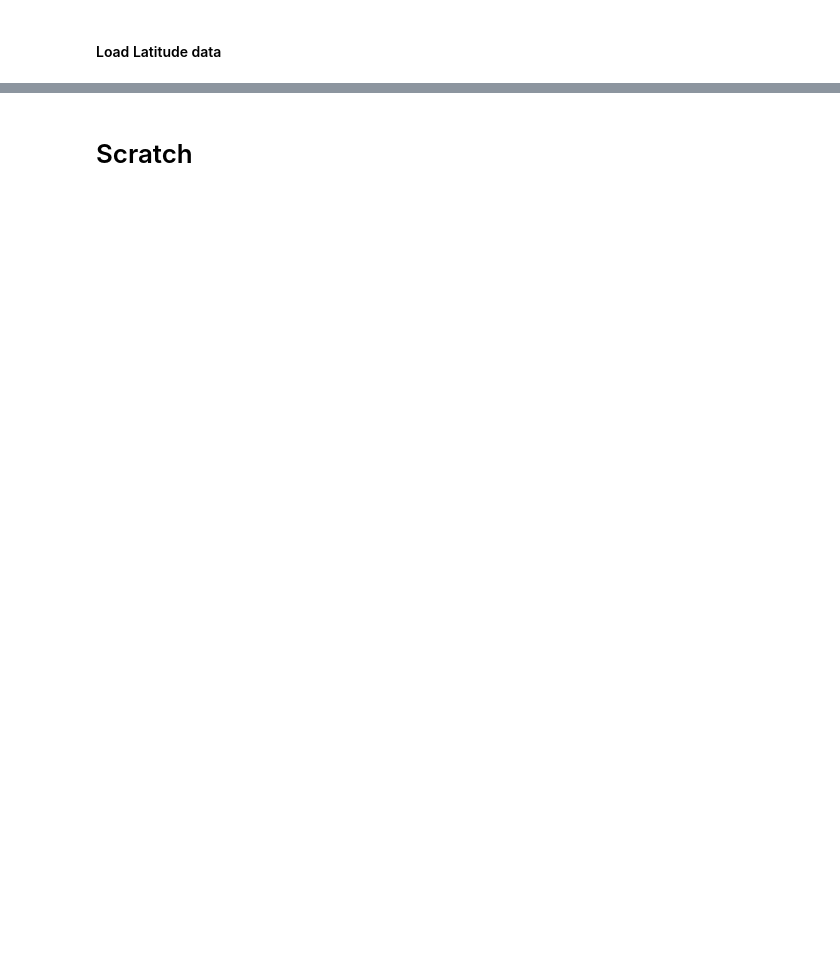
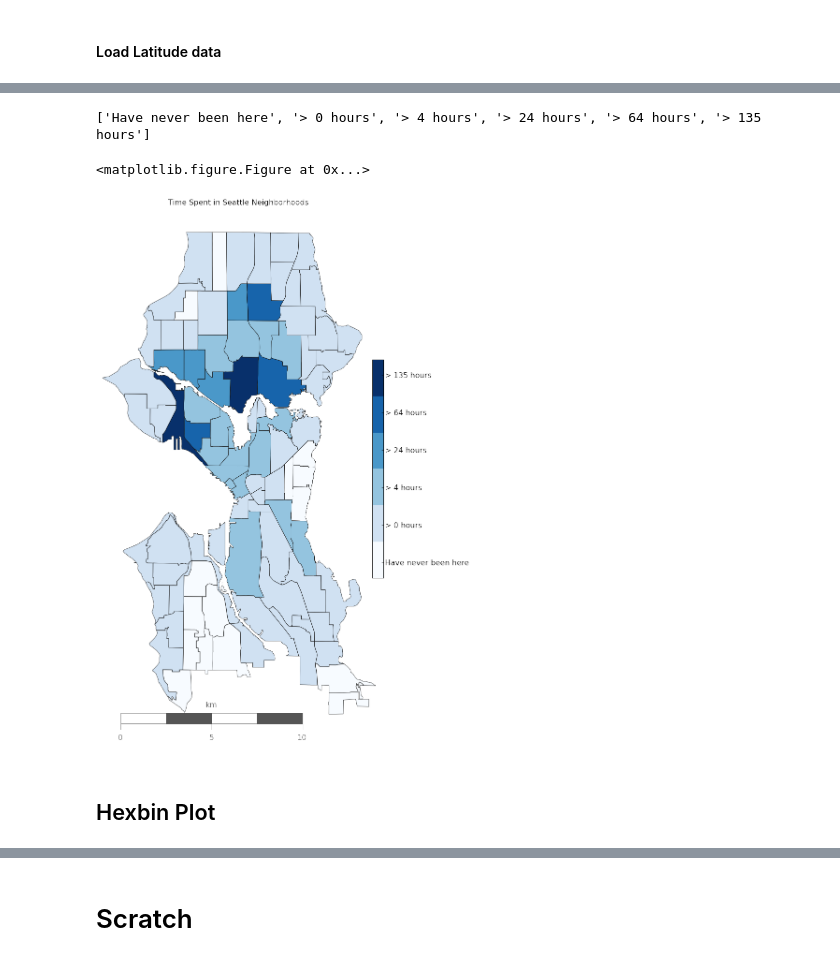
Before and after one commit to tyleha/personal, a Jupyter notebook: latitude.ipynb, the cells around one changed output, grey strips where cells are left out. Drawn from its saved outputs; the diff is of its cells as text; code cells hidden in the pictures; blank space fills up the shorter version.

Commit message:
working chloropleth. also. git is being obnoxious.

```diff
--- a/latitude.ipynb
+++ b/latitude.ipynb
@@ -164,0 +173,3 @@ ldn_points = filter(wards_polygon.contains, plaque_points)
+# %%
+df_map['hood_perc'] = df_map.hood_count/df_map.hood_count.sum()
+df_map['hood_hours'] = df_map.hood_count/60.
@@ -165 +195,69 @@ ldn_points = filter(wards_polygon.contains, plaque_points)
+# %%
+breaks = [0., 4., 24., 64., 135., 1e12]
+def self_categorize(entry, breaks):
+    for i in range(len(breaks)-1):
+        if entry > breaks[i] and entry <= breaks[i+1]:
+            return i
+    else:
+        return -1
+jb = df_map.hood_hours.apply(self_categorize, args=(breaks,))
+try:
+    df_map = df_map.join(jb)
+except:
+    df_map.jenks_bins = jb
+jenks_labels = ["> %d hours"%(perc) for perc in breaks[:-1]]
+jenks_labels = ['Have never been here']+jenks_labels
+print jenks_labels
+# %% [output]
+['Have never been here', '> 0 hours', '> 4 hours', '> 24 hours', '> 64 hours', '> 135 hours']
+# %%
+plt.clf()
+figwidth = 14
+fig = plt.figure(figsize=(figwidth, figwidth*h/w))
+ax = fig.add_subplot(111, axisbg='w', frame_on=False)
+
+# use a blue colour ramp - we'll be converting it to a map using cmap()
+cmap = plt.get_cmap('Blues')
+# draw wards with grey outlines
+df_map['patches'] = df_map['poly'].map(lambda x: PolygonPatch(x, ec='#111111', lw=.8, alpha=1., zorder=4))
+pc = PatchCollection(df_map['patches'], match_original=True)
+# impose our colour map onto the patch collection
+norm = Normalize()
+pc.set_facecolor(cmap(norm(df_map['jenks_bins'].values)))
+ax.add_collection(pc)
+
+# Add a colour bar
+cb = colorbar_index(ncolors=len(jenks_labels), cmap=cmap, shrink=0.5, labels=jenks_labels)
+cb.ax.tick_params(labelsize=16)
+
+"""
+# Bin method, copyright and source data info
+smallprint = ax.text(
+    1.03, 0,
+    'Classification method: natural breaks\nContains Ordnance Survey data\n$\copyright$ Crown copyright and database right 2013\nPlaque data from http://openplaques.org',
+    ha='right', va='bottom',
+    size=4,
+    color='#555555',
+    transform=ax.transAxes)
+"""
+# Draw a map scale
+m.drawmapscale(
+    coords[0] + 0.08, coords[1] + -0.002,
+    coords[0], coords[1],
+    10.,
+    fontsize=16,
+    barstyle='fancy', labelstyle='simple',
+    fillcolor1='w', fillcolor2='#555555',
+    fontcolor='#555555',
+    zorder=5)
+
+# this will set the image width to 722px at 100dpi
+plt.title("Time Spent in Seattle Neighborhoods", fontsize=16)
+plt.tight_layout()
+plt.savefig('data/chloropleth.png', dpi=300, frameon=False, transparent=True)
+# %% [output]
+<matplotlib.figure.Figure at 0x...>
+[figure, added]
+# %% [markdown]
+## Hexbin Plot
 # %%
```
Also changed, not shown: parts of 27 cells of this notebook, 1 other file.
